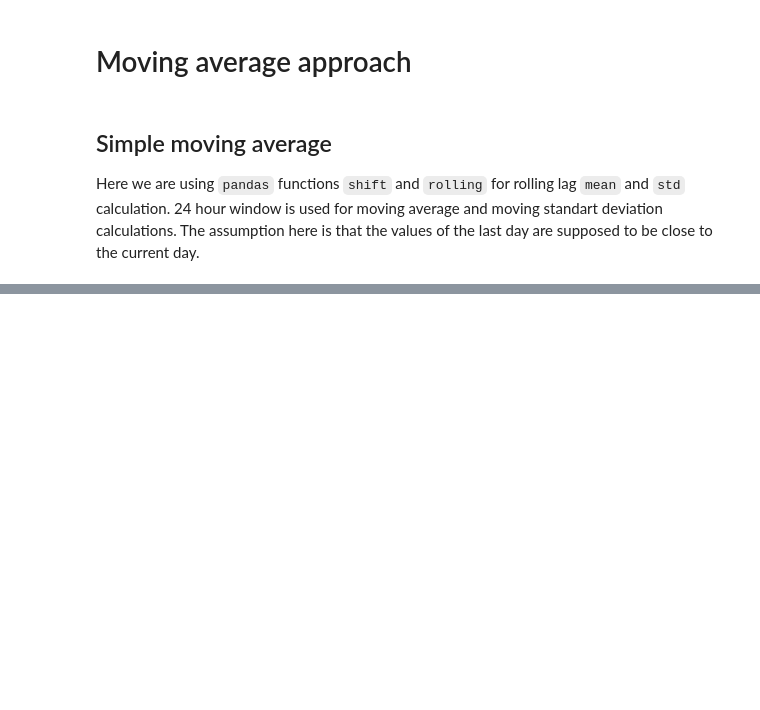
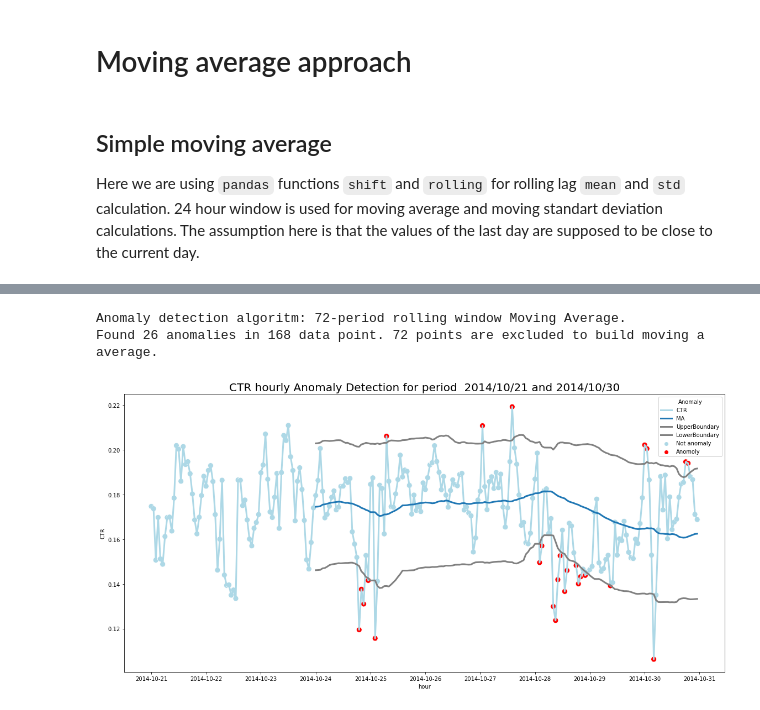
Before and after one commit to MingalievDinar/adverity, a Jupyter notebook: anomaly_detection.ipynb, the cells around one changed output, grey strips where cells are left out. Saved outputs shown, nothing was run; the diff lists cells and outputs as text; code cells hidden in the pictures; blank space fills up the shorter version.

```diff
--- a/anomaly_detection.ipynb
+++ b/anomaly_detection.ipynb
@@ -72,0 +104,6 @@ plt.tight_layout()
+# %%
+plot_anmolies(data_set, 72)
+# %% [output]
+Anomaly detection algoritm: 72-period rolling window Moving Average.
+Found 26 anomalies in 168 data point. 72 points are excluded to build moving a average.
+[figure, added]
```
Also changed, not shown: parts of 5 cells of this notebook.
